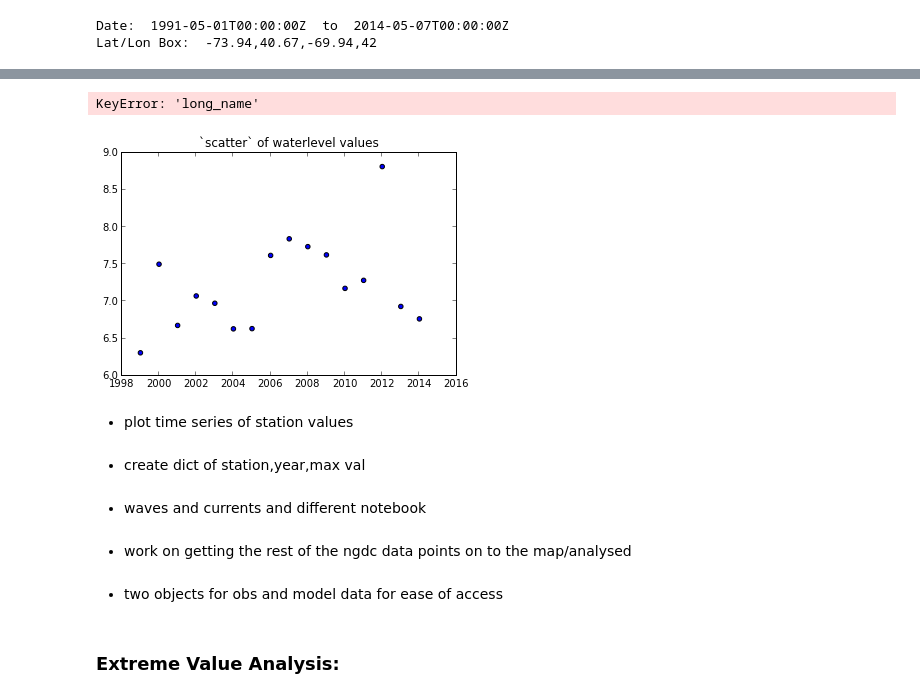
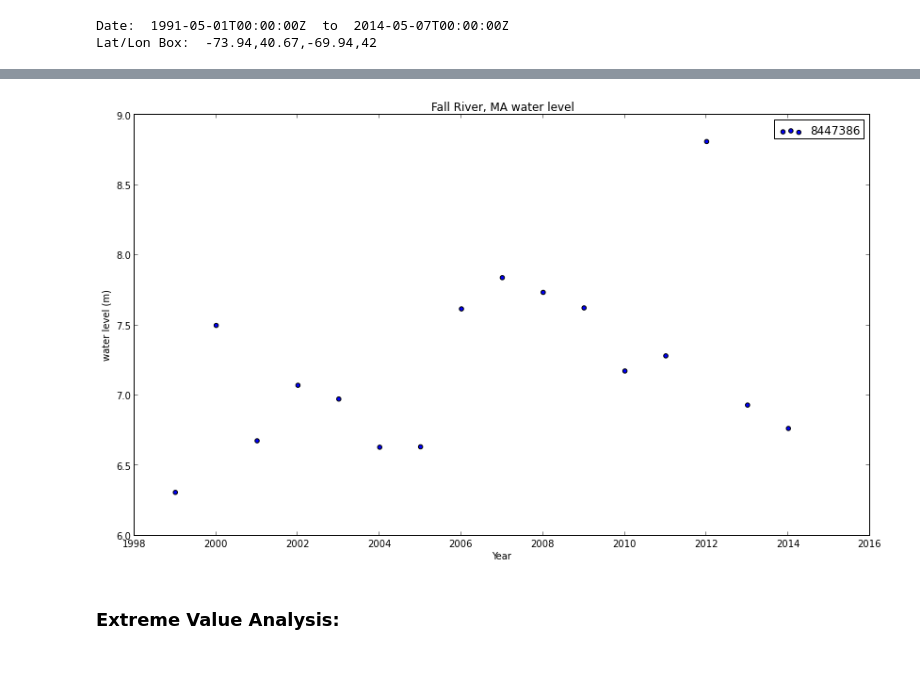
Before and after one commit to ioos/system-test, a Jupyter notebook: theme2_extreme_events/ioos_extreme_events_water_level.ipynb, the cells around one changed output, grey strips where cells are left out. Cells and saved outputs as stored; diff of their text form; code cells hidden in the pictures; blank space fills up the shorter version.

Commit message:
Theme 2 water level extremes
Cleaning up a bit...

```diff
--- a/theme2_extreme_events/ioos_extreme_events_water_level.ipynb
+++ b/theme2_extreme_events/ioos_extreme_events_water_level.ipynb
@@ -294,42 +296,40 @@ inline_map(map)
 # %%
-#import prettyplotlib as ppl
+import prettyplotlib as ppl
 
 # Set the random seed for consistency
 np.random.seed(12)
 
 fig, ax = plt.subplots(1)
 
 # Show the whole color range
 for s in station_list:
     if "data" in s:
         years = s["data"].keys()
         xx = []
         yx = []
         for y in years:
             xx.append(int(y))
             val = s["data"][y]["max"]
             yx.append(val)
-        ax.scatter(xx,yx,marker='o')
-        #ppl.scatter(ax, xx, yx,alpha=0.8,edgecolor='black',linewidth=0.15 ,label=str(s["station_num"]))
 
-ax.legend(loc=1)
-#ppl.legend(ax, loc='right', ncol=1)
+        #ax.scatter(xx,yx,marker='o')
+        #ppl.scatter(ax, xx, yx, alpha=0.8, edgecolor='black', linewidth=0.15, label=str(s["station_num"]))
+        ax.scatter(xx, yx, label=str(s["station_num"]))
 
-ax.set_title('`scatter` of waterlevel values')
-print s["long_name"]
+        #ppl.legend(ax, loc='right', ncol=1)
+        legend = ax.legend(loc='best')
+
+        # The frame is matplotlib.patches.Rectangle instance surrounding the legend.
+        frame  = legend.get_frame()
+
+        title = s["long_name"][0] + ' water level'
+        ax.set_title(title)
+        ax.set_xlabel('Year')
+        ax.set_ylabel('water level (m)')
+        break
+
 fig.set_size_inches(14,8)
 # %% [output]
-KeyError: 'long_name'
-[figure, old version]
+[figure, new version]
-# %% [markdown]
-* plot time series of station values
-# %% [markdown]
-* create dict of station,year,max val
-# %% [markdown]
-* waves and currents and different notebook
-# %% [markdown]
-* work on getting the rest of the ngdc data points on to the map/analysed
-# %% [markdown]
-* two objects for obs and model data for ease of access
 # %% [markdown]
 ### Extreme Value Analysis:
```
Also changed, not shown: parts of 9 cells of this notebook.
